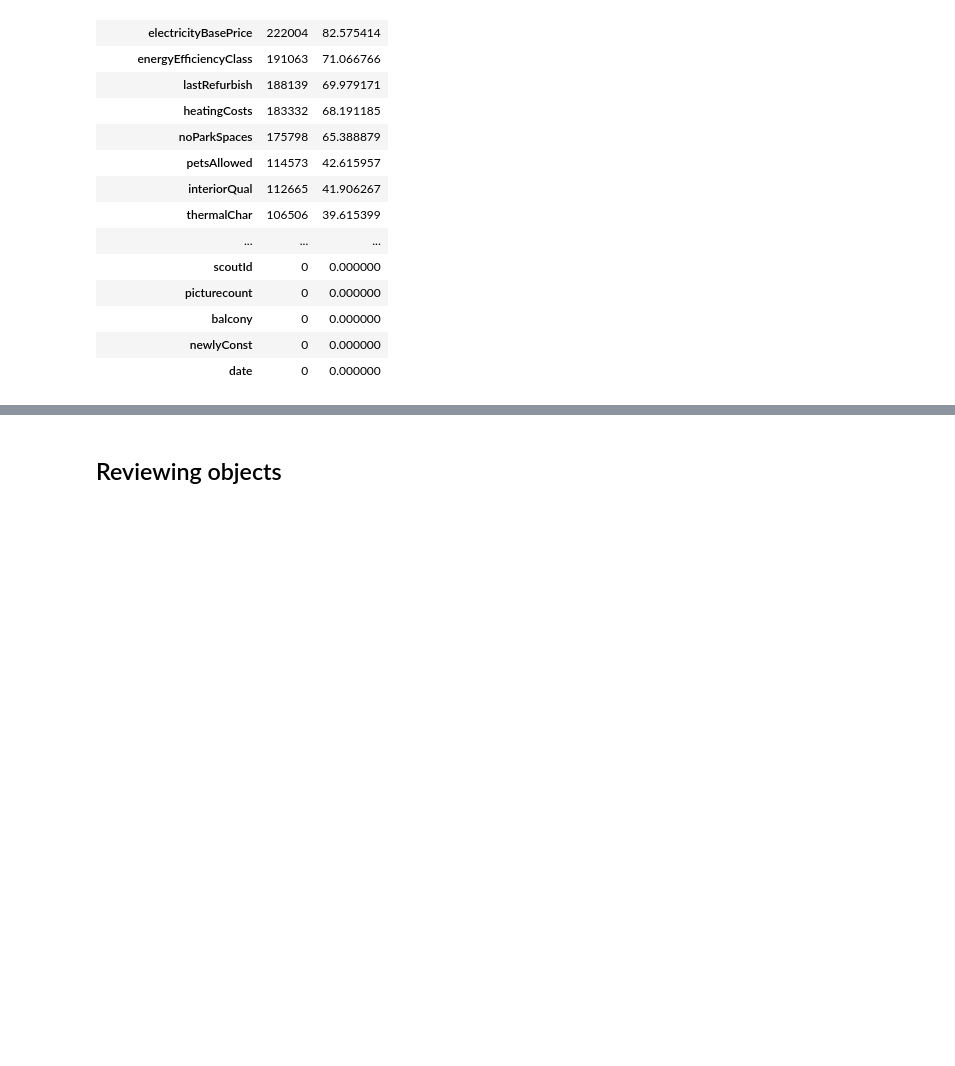
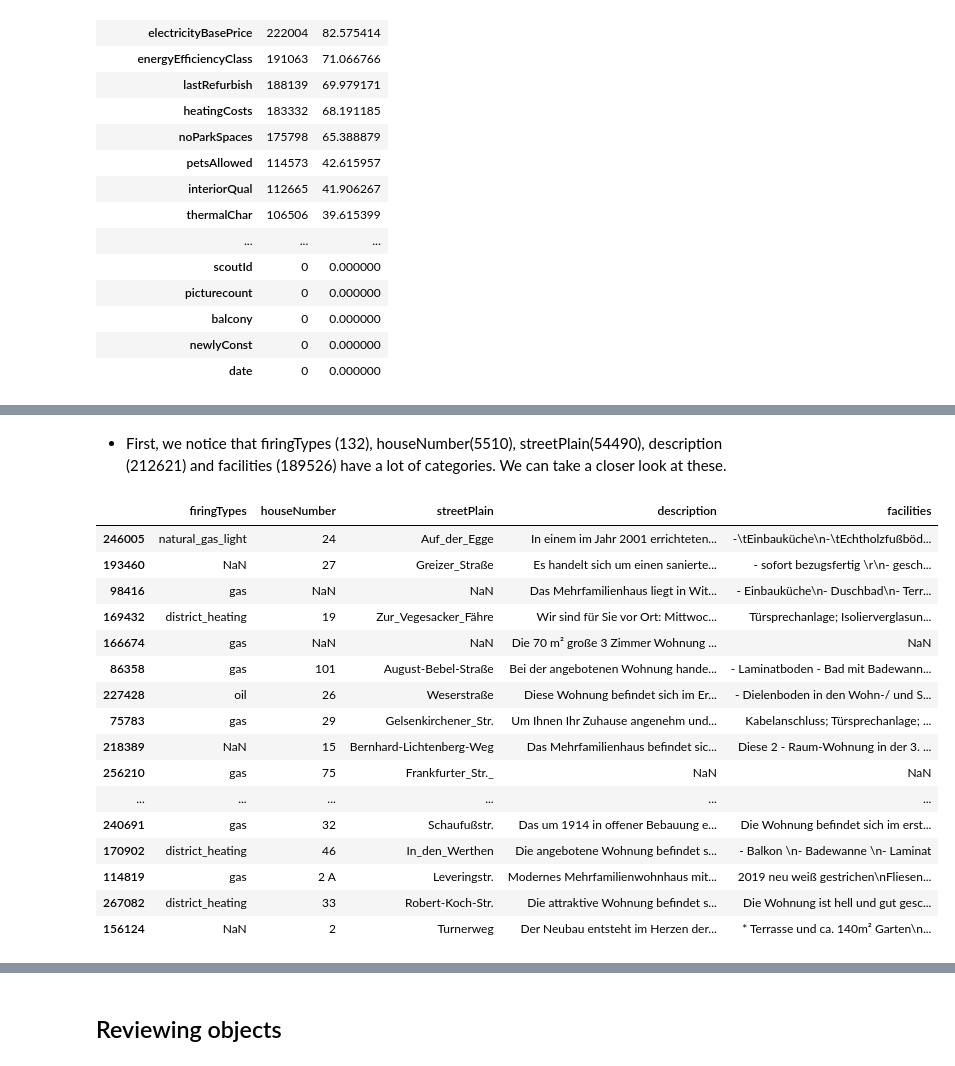
Before and after one commit to femi-lujo/germany_rental_apartments, a Jupyter notebook: notebooks/data_wrangling2.ipynb, the cells around one changed output, grey strips where cells are left out. Cells and saved outputs as stored; diff of their text form; code cells hidden in the pictures; blank space fills up the shorter version.

```diff
--- a/notebooks/data_wrangling2.ipynb
+++ b/notebooks/data_wrangling2.ipynb
@@ -91,0 +103,3 @@ We notice that there are many features with missing values. We will go ahead and
+# %%
+#Features with missing values
+mssgCols = rentals.columns[rentals.isna().any()]
@@ -91,0 +114,2 @@ We notice that there are many features with missing values. We will go ahead and
+# %%
+mssgCat = rentals[mssgCols].select_dtypes('object')
@@ -91,0 +132,22 @@ We notice that there are many features with missing values. We will go ahead and
+# %% [markdown]
+- First, we notice that firingTypes (132), houseNumber(5510), streetPlain(54490), description (212621) and facilities (189526) have a lot of categories. We can take a closer look at these.
+# %%
+mssgCat[['firingTypes','houseNumber', 'streetPlain','description','facilities']].sample(20)
+# %% [output]
+|  | firingTypes | houseNumber | streetPlain | description | facilities |
+| 246005 | natural_gas_light | 24 | Auf_der_Egge | In einem im Jahr 2001 errichteten... | -\tEinbauküche\n-\tEchtholzfußböd... |
+| 193460 | NaN | 27 | Greizer_Straße | Es handelt sich um einen sanierte... | - sofort bezugsfertig \r\n- gesch... |
+| 98416 | gas | NaN | NaN | Das Mehrfamilienhaus liegt in Wit... | - Einbauküche\n- Duschbad\n- Terr... |
+| 169432 | district_heating | 19 | Zur_Vegesacker_Fähre | Wir sind für Sie vor Ort: Mittwoc... | Türsprechanlage; Isolierverglasun... |
+| 166674 | gas | NaN | NaN | Die 70 m² große 3 Zimmer Wohnung ... | NaN |
+| 86358 | gas | 101 | August-Bebel-Straße | Bei der angebotenen Wohnung hande... | - Laminatboden - Bad mit Badewann... |
+| 227428 | oil | 26 | Weserstraße | Diese Wohnung befindet sich im Er... | - Dielenboden in den Wohn-/ und S... |
+| 75783 | gas | 29 | Gelsenkirchener_Str. | Um Ihnen Ihr Zuhause angenehm und... | Kabelanschluss; Türsprechanlage; ... |
+| 218389 | NaN | 15 | Bernhard-Lichtenberg-Weg | Das Mehrfamilienhaus befindet sic... | Diese 2 - Raum-Wohnung in der 3. ... |
+| 256210 | gas | 75 | Frankfurter_Str._ | NaN | NaN |
+| ... | ... | ... | ... | ... | ... |
+| 240691 | gas | 32 | Schaufußstr. | Das um 1914 in offener Bebauung e... | Die Wohnung befindet sich im erst... |
+| 170902 | district_heating | 46 | In_den_Werthen | Die angebotene Wohnung befindet s... | - Balkon \n- Badewanne \n- Laminat |
+| 114819 | gas | 2 A | Leveringstr. | Modernes Mehrfamilienwohnhaus mit... | 2019 neu weiß gestrichen\nFliesen... |
+| 267082 | district_heating | 33 | Robert-Koch-Str. | Die attraktive Wohnung befindet s... | Die Wohnung ist hell und gut gesc... |
+| 156124 | NaN | 2 | Turnerweg | Der Neubau entsteht im Herzen der... | * Terrasse und ca. 140m² Garten\n... |
```
Also changed, not shown: parts of 58 cells of this notebook.
